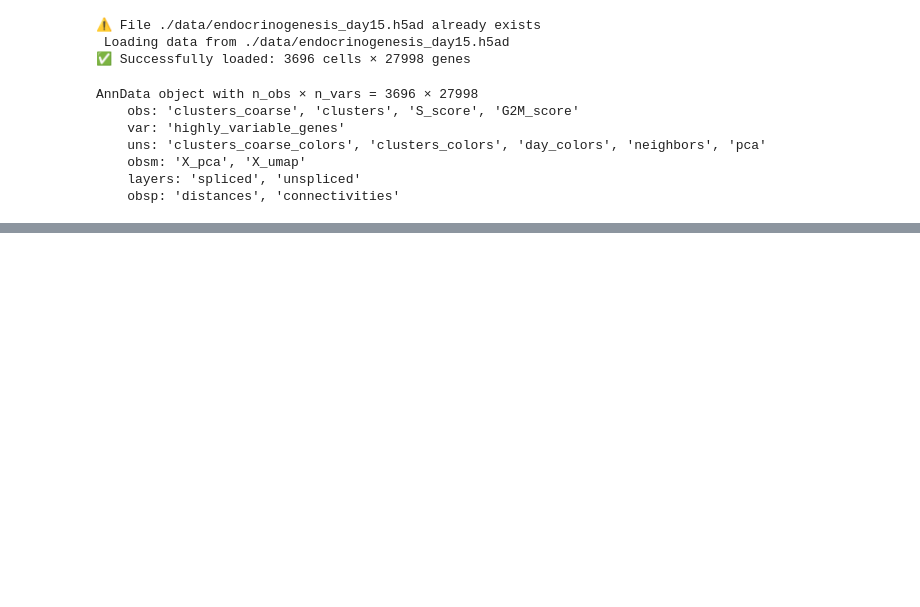
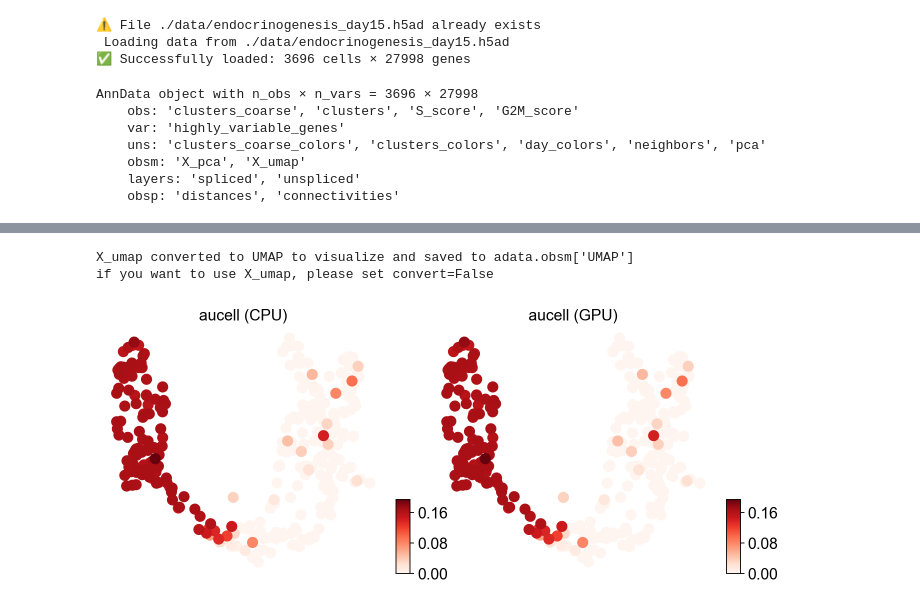
Before and after one commit to DBinary/omicverse-tutorials, a Jupyter notebook: docs/Tutorials-single/enrichment/t_es_compare.ipynb, the cells around one changed output, grey strips where cells are left out. Saved outputs shown, nothing was run; the diff lists cells and outputs as text; code cells hidden in the pictures; blank space fills up the shorter version.

```diff
--- a/docs/Tutorials-single/enrichment/t_es_compare.ipynb
+++ b/docs/Tutorials-single/enrichment/t_es_compare.ipynb
@@ -326,3 +41,0 @@ ov.es.viper(adata, signatures=signatures, tmin=3, engine='gpu')
-# %%
-adata.obs[f'viper: {geneset_name}'] = adata.obsm['score_viper'][geneset_name].values
-ov.pl.umap(adata, color=f'viper: {geneset_name}', cmap='Reds', frameon=False)
@@ -353,3 +41,0 @@ ov.es.mdt(adata, signatures=signatures, tmin=3, engine='gpu')
-# %%
-adata.obs[f'mdt: {geneset_name}'] = adata.obsm['score_mdt'][geneset_name].values
-ov.pl.umap(adata, color=f'mdt: {geneset_name}', cmap='Reds', frameon=False)
@@ -380,3 +41,0 @@ ov.es.udt(adata, signatures=signatures, tmin=3, engine='gpu')
-# %%
-adata.obs[f'udt: {geneset_name}'] = adata.obsm['score_udt'][geneset_name].values
-ov.pl.umap(adata, color=f'udt: {geneset_name}', cmap='Reds', frameon=False)
@@ -399,0 +42,8 @@ if you want to use X_umap, please set convert=False
+# %%
+# Subsample to keep mdt / udt CPU comparisons tractable; the UMAP
+# pattern survives the downsampling.
+import numpy as np
+rng = np.random.default_rng(0)
+adata = adata[rng.choice(adata.n_obs, size=300, replace=False)].copy()
+adata.var['robust'] = True
+adata = ov.pp.preprocess(adata, target_sum=1e4)
@@ -399,0 +158,6 @@ if you want to use X_umap, please set convert=False
+# %%
+ov.pl.umap(adata, color=['aucell (CPU)', 'aucell (GPU)'], cmap='Reds', frameon=False)
+# %% [output]
+X_umap converted to UMAP to visualize and saved to adata.obsm['UMAP']
+if you want to use X_umap, please set convert=False
+[figure, added]
```
Also changed, not shown: parts of 84 cells of this notebook.
